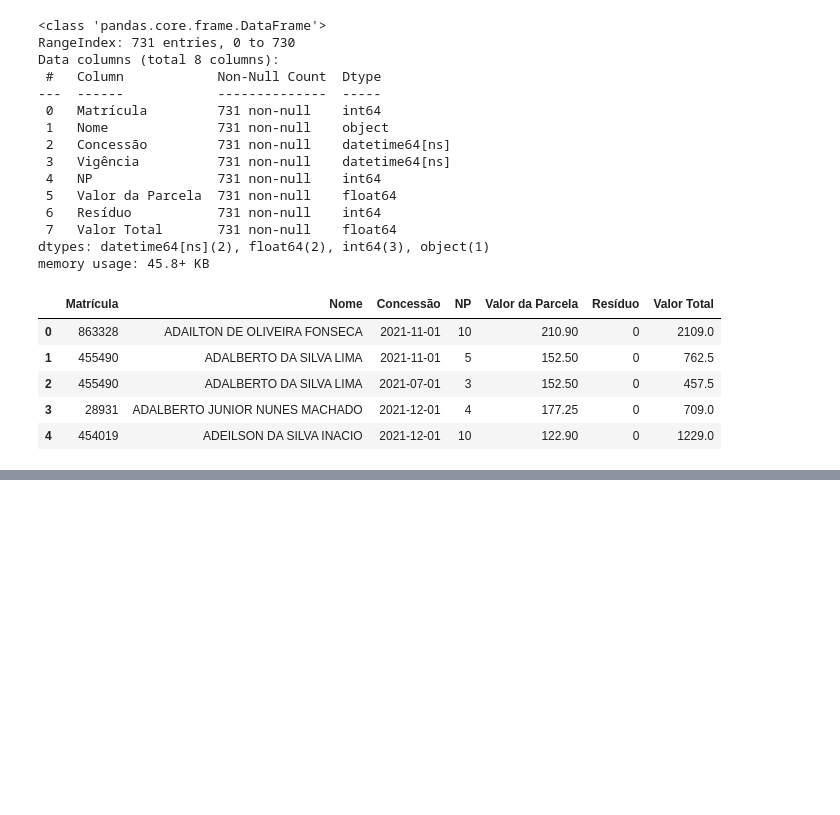
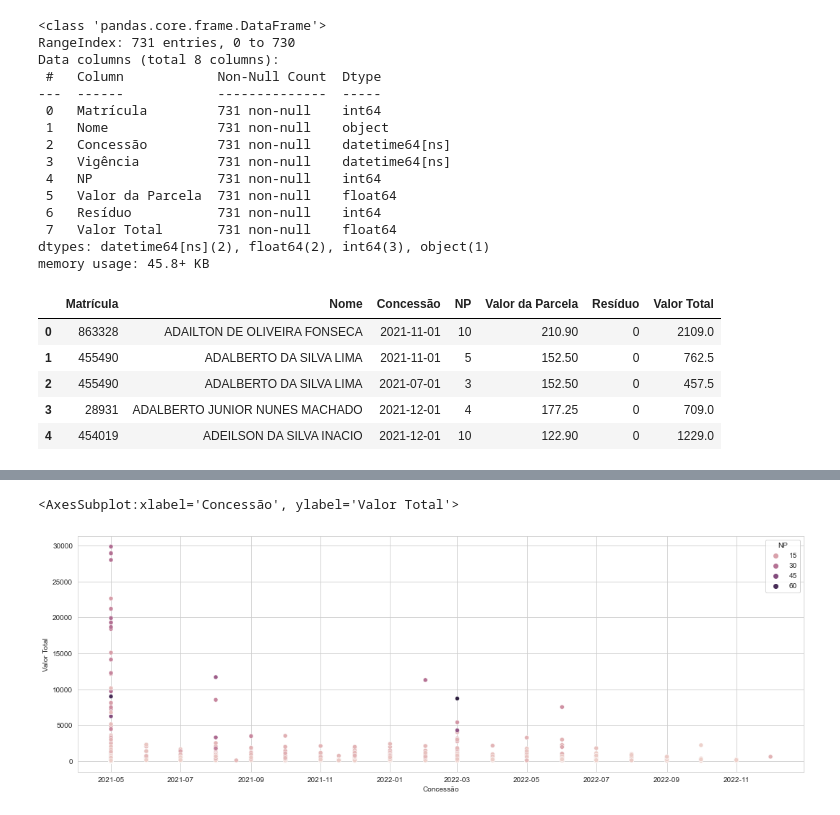
Before and after one commit to Jefferson170713/Data_Science, a Jupyter notebook: Estudo e análises/Estudo e análise Rayssa.ipynb, the cells around one changed output, grey strips where cells are left out. Drawn from its saved outputs; the diff is of its cells as text; code cells hidden in the pictures; blank space fills up the shorter version.

```diff
--- a/Estudo e análises/Estudo e análise Rayssa.ipynb
+++ b/Estudo e análises/Estudo e análise Rayssa.ipynb
@@ -45,0 +80,7 @@ AttributeError: 'DataFrame' object has no attribute 'unique'
+# %%
+fig, ax = plt.subplots(figsize = (18, 6))
+
+sns.scatterplot(ax = ax, x=df_1['Concessão'], y=df_1['Valor Total'], hue=df_1['NP'])
+# %% [output]
+<AxesSubplot:xlabel='Concessão', ylabel='Valor Total'>
+[figure, added]
```
Also changed, not shown: parts of 5 cells of this notebook, 1 other file.
